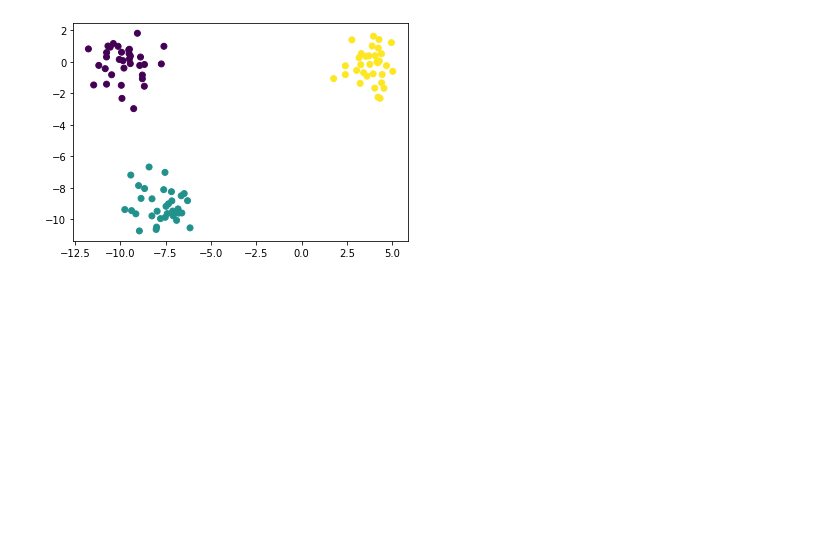
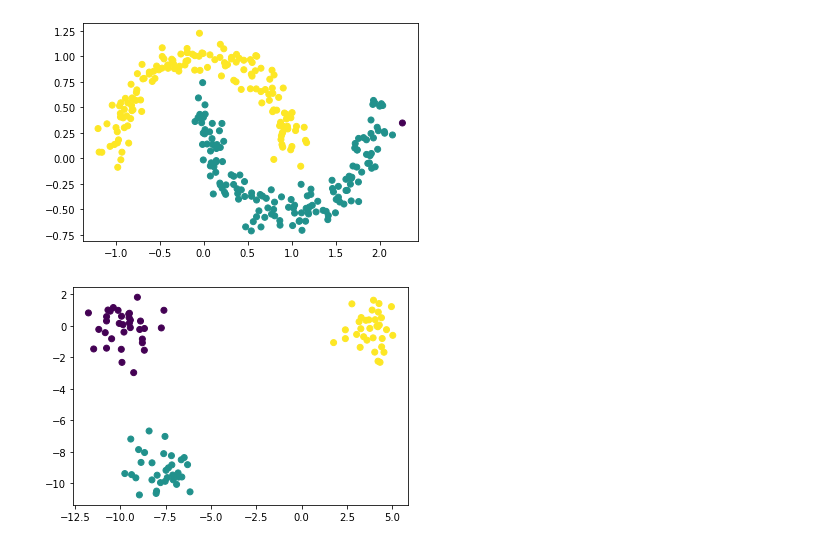
Before and after one commit to tigranfah/machine_learning, a Jupyter notebook: ACA_course/machine_learning/homeworks/homework9/visualization.ipynb, the cells around one changed output. Drawn from its saved outputs; the diff is of its cells as text; code cells hidden in the pictures; blank space fills up the shorter version.

```diff
--- a/ACA_course/machine_learning/homeworks/homework9/visualization.ipynb
+++ b/ACA_course/machine_learning/homeworks/homework9/visualization.ipynb
@@ -73,3 +120,8 @@ class DBSCAN:
+# %%
+plt.scatter(X[:, 0], X[:, 1], c=dbscan.labels_)
+plt.show()
+# %% [output]
+[figure, added]
 # %%
 X, y = make_blobs(random_state=2022)
 # %%
```
Also changed, not shown: parts of 11 cells of this notebook, 1 other file.
